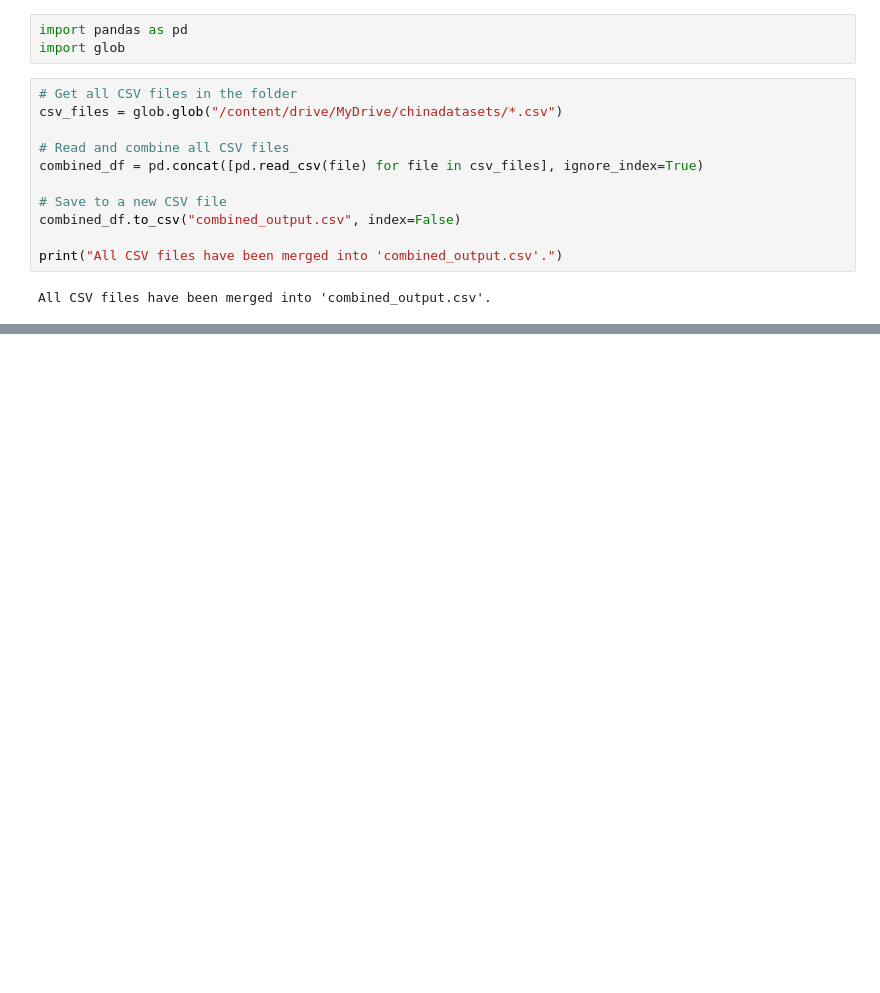
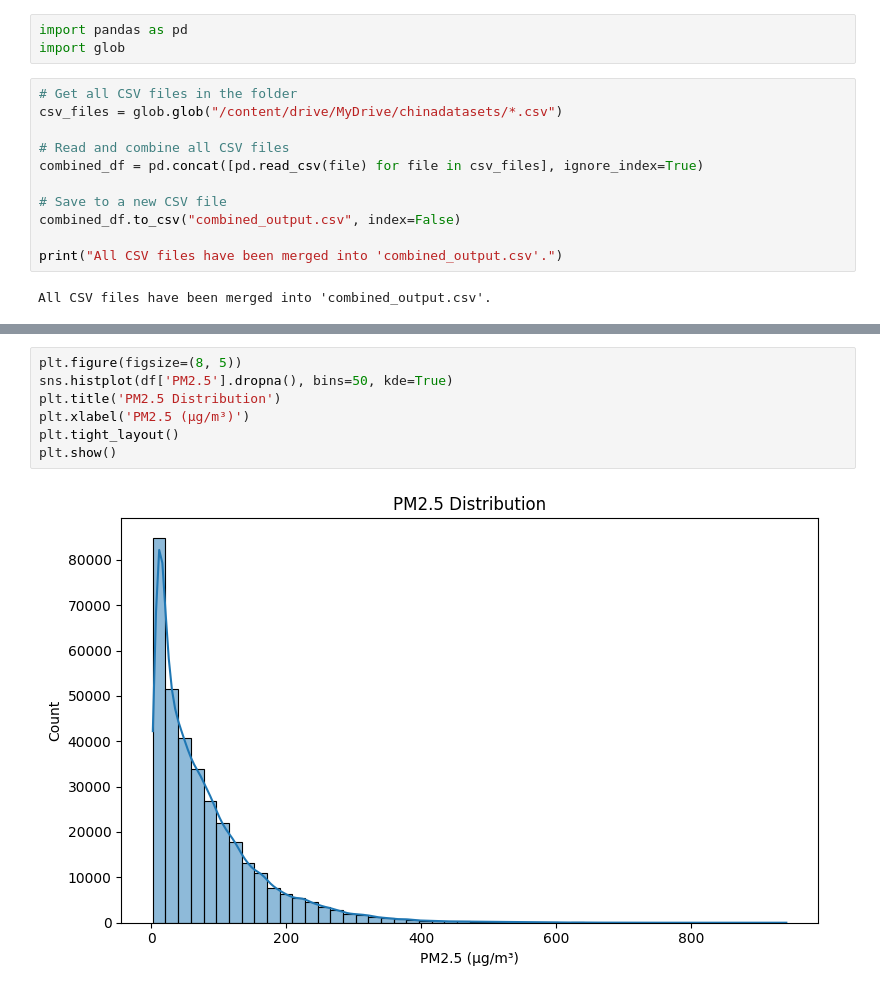
Before and after one commit to Usamah-Abdullateef/Air-Pollution_-Data-Analysis, a Jupyter notebook: Data_Analysis_test_code.ipynb, the cells around one changed output, grey strips where cells are left out. Drawn from its saved outputs; the diff is of its cells as text; blank space fills up the shorter version.

```diff
--- a/Data_Analysis_test_code.ipynb
+++ b/Data_Analysis_test_code.ipynb
@@ -105,0 +300,9 @@ df.head()
+# %%
+plt.figure(figsize=(8, 5))
+sns.histplot(df['PM2.5'].dropna(), bins=50, kde=True)
+plt.title('PM2.5 Distribution')
+plt.xlabel('PM2.5 (µg/m³)')
+plt.tight_layout()
+plt.show()
+# %% [output]
+[figure, added]
```
Also changed, not shown: parts of 17 cells of this notebook.
